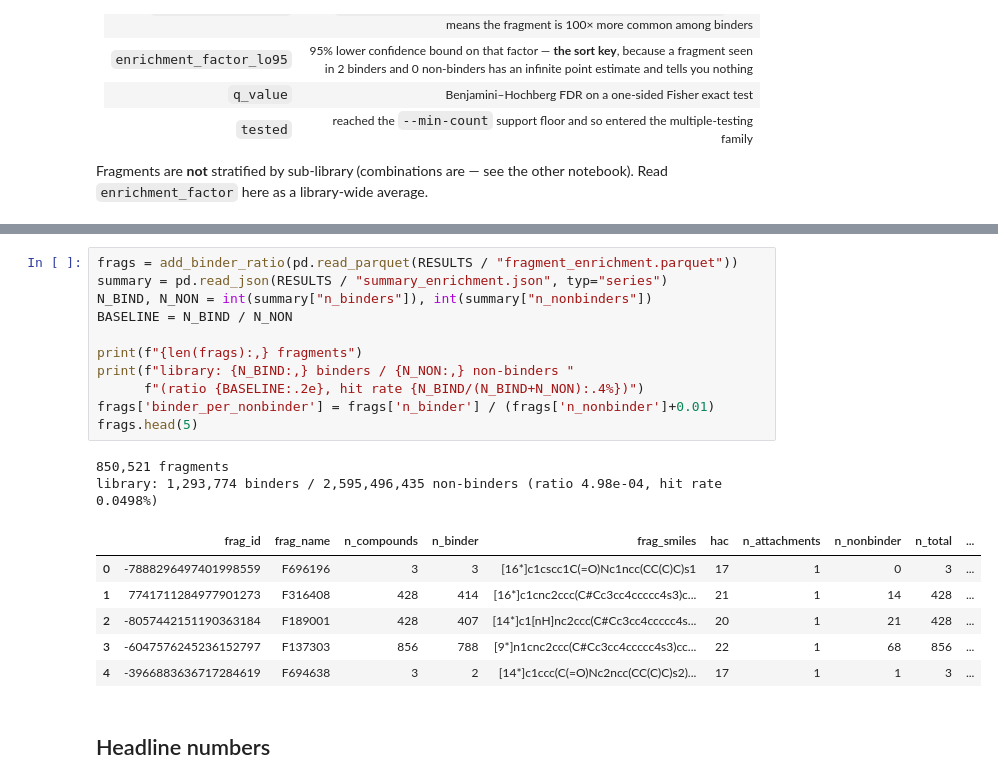
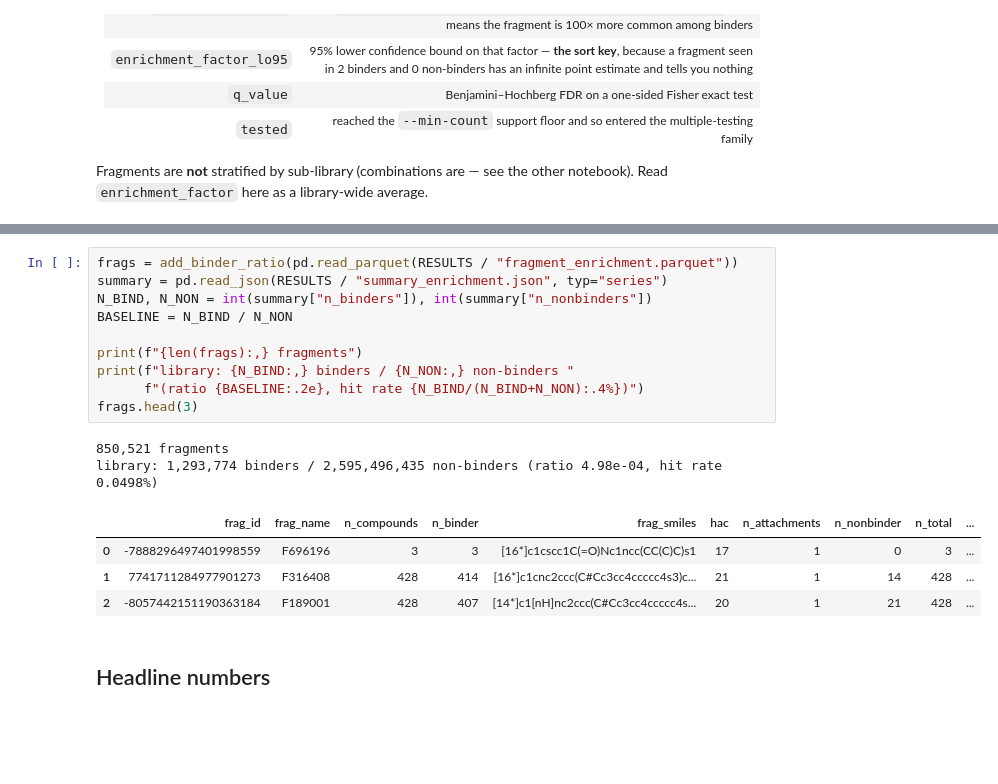
Before and after one commit to AlvaroSmorras/DEL-fragmentation, a Jupyter notebook: notebooks/01_fragment_report.ipynb, the cells around one changed output, grey strips where cells are left out. Drawn from its saved outputs; the diff is of its cells as text; blank space fills up the shorter version.

```diff
--- a/notebooks/01_fragment_report.ipynb
+++ b/notebooks/01_fragment_report.ipynb
@@ -45,23 +45,20 @@ reading from /home/aserrano/frags-DEL/BRICS_fragmentation/results_binder_ratio
 # %%
 frags = add_binder_ratio(pd.read_parquet(RESULTS / "fragment_enrichment.parquet"))
 summary = pd.read_json(RESULTS / "summary_enrichment.json", typ="series")
 N_BIND, N_NON = int(summary["n_binders"]), int(summary["n_nonbinders"])
 BASELINE = N_BIND / N_NON
 
 print(f"{len(frags):,} fragments")
 print(f"library: {N_BIND:,} binders / {N_NON:,} non-binders "
       f"(ratio {BASELINE:.2e}, hit rate {N_BIND/(N_BIND+N_NON):.4%})")
-frags['binder_per_nonbinder'] = frags['n_binder'] / (frags['n_nonbinder']+0.01)
-frags.head(5)
+frags.head(3)
 # %% [output]
 850,521 fragments
 library: 1,293,774 binders / 2,595,496,435 non-binders (ratio 4.98e-04, hit rate 0.0498%)
 |  | frag_id | frag_name | n_compounds | n_binder | frag_smiles | hac | n_attachments | n_nonbinder | n_total | ... |
 | 0 | -7888296497401998559 | F696196 | 3 | 3 | [16*]c1cscc1C(=O)Nc1ncc(CC(C)C)s1 | 17 | 1 | 0 | 3 | ... |
 | 1 | 7741711284977901273 | F316408 | 428 | 414 | [16*]c1cnc2ccc(C#Cc3cc4ccccc4s3)c... | 21 | 1 | 14 | 428 | ... |
 | 2 | -8057442151190363184 | F189001 | 428 | 407 | [14*]c1[nH]nc2ccc(C#Cc3cc4ccccc4s... | 20 | 1 | 21 | 428 | ... |
-| 3 | -6047576245236152797 | F137303 | 856 | 788 | [9*]n1cnc2ccc(C#Cc3cc4ccccc4s3)cc... | 22 | 1 | 68 | 856 | ... |
-| 4 | -3966883636717284619 | F694638 | 3 | 2 | [14*]c1ccc(C(=O)Nc2ncc(CC(C)C)s2)... | 17 | 1 | 1 | 3 | ... |
 # %% [markdown]
 ## Headline numbers
 # %%
```
Also changed, not shown: parts of 6 cells of this notebook, 26 other files.
